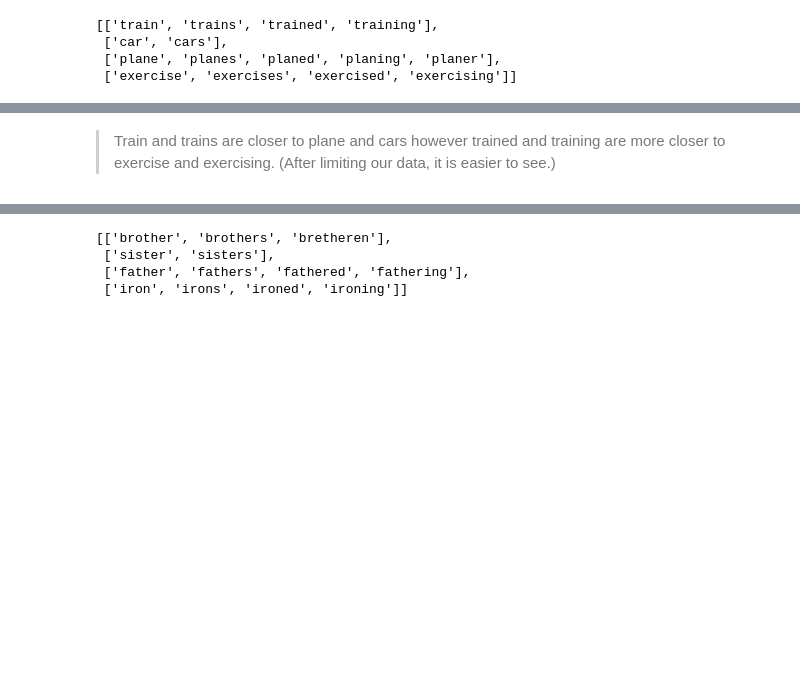
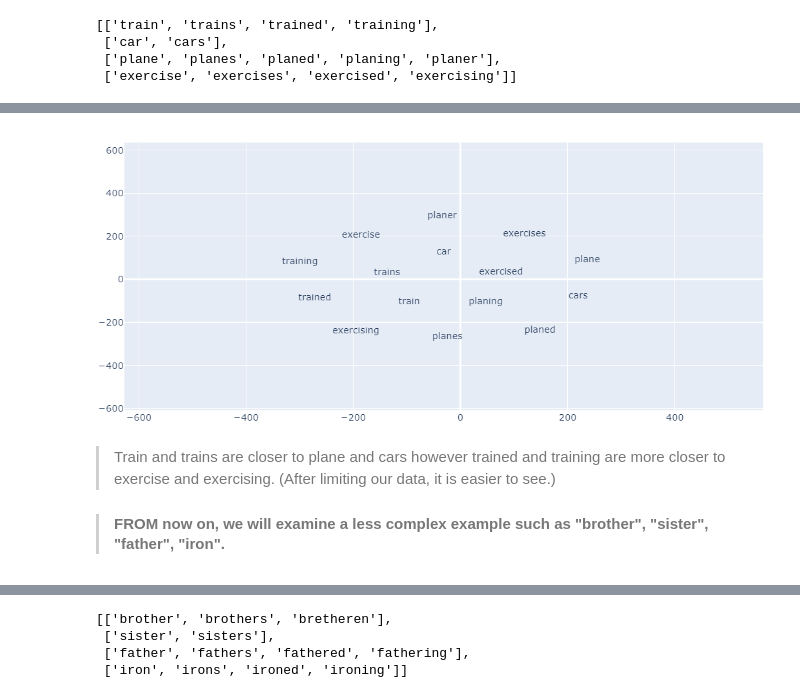
Before and after one commit to SukruHan/AdvancedMachineLearning, a Jupyter notebook: FastText.ipynb, the cells around one changed output, grey strips where cells are left out. Cells and saved outputs as stored; diff of their text form; code cells hidden in the pictures; blank space fills up the shorter version.

```diff
--- a/FastText.ipynb
+++ b/FastText.ipynb
@@ -579,8 +590,15 @@ else:
 plot_function(x_vals, y_vals, labels)
 # %% [output]
 [interactive output not drawn]
+# %%
+image3 = Image(filename='image3.png')
+display(image3)
+# %% [output]
+[figure, added]
 # %% [markdown]
 > Train and trains are closer to plane and cars however trained and training are more closer to exercise and exercising. (After limiting our data, it is easier to see.)
+
+> #### FROM now on, we will examine a less complex example such as "brother", "sister", "father", "iron".
 # %%
 x_vals, y_vals, labels = reduce_dimensions_norm(lexi[4:8])
 
```
Also changed, not shown: parts of 8 cells of this notebook.
